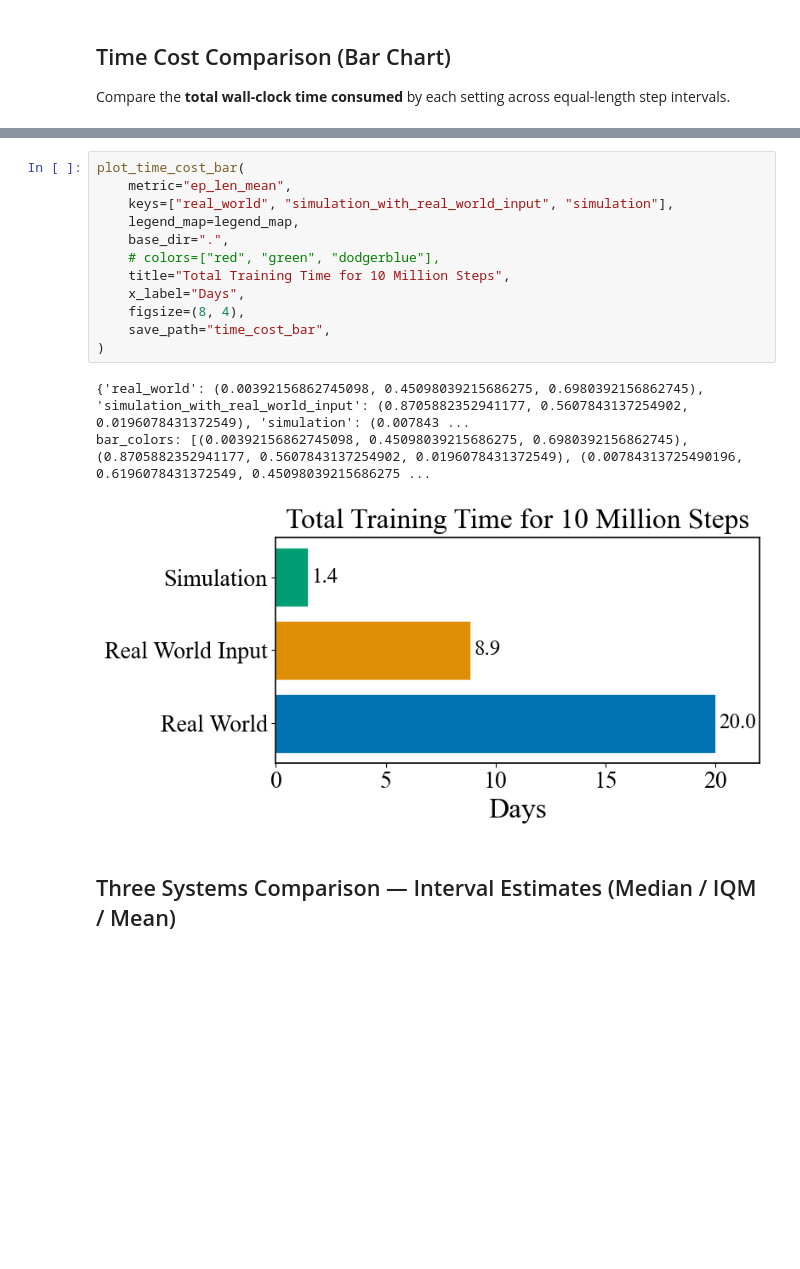
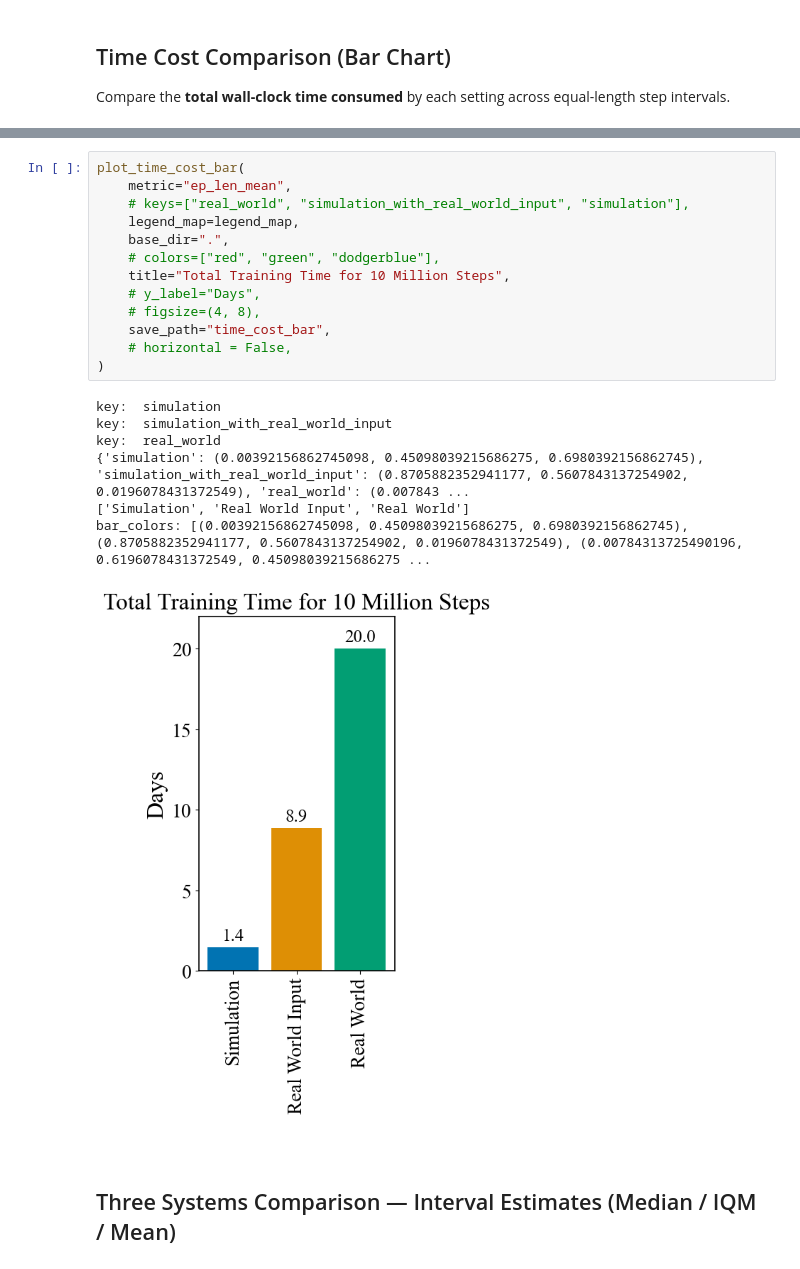
Before and after one commit to shuaijunchenex/paper_experiment_record, a Jupyter notebook: rl/plot.ipynb, the cells around one changed output, grey strips where cells are left out. Drawn from its saved outputs; the diff is of its cells as text; blank space fills up the shorter version.

Commit message:
change the bar plot

```diff
--- a/rl/plot.ipynb
+++ b/rl/plot.ipynb
@@ -469,19 +495,24 @@ def plot_time_cost_bar(
 # %%
 plot_time_cost_bar(
     metric="ep_len_mean",
-    keys=["real_world", "simulation_with_real_world_input", "simulation"],
+    # keys=["real_world", "simulation_with_real_world_input", "simulation"],
     legend_map=legend_map,
     base_dir=".",
     # colors=["red", "green", "dodgerblue"],
     title="Total Training Time for 10 Million Steps",
-    x_label="Days",
-    figsize=(8, 4),
+    # y_label="Days",
+    # figsize=(4, 8),
     save_path="time_cost_bar",
+    # horizontal = False,
 )
 # %% [output]
-{'real_world': (0.00392156862745098, 0.45098039215686275, 0.6980392156862745), 'simulation_with_real_world_input': (0.8705882352941177, 0.5607843137254902, 0.0196078431372549), 'simulation': (0.007843 ...
+key:  simulation
+key:  simulation_with_real_world_input
+key:  real_world
+{'simulation': (0.00392156862745098, 0.45098039215686275, 0.6980392156862745), 'simulation_with_real_world_input': (0.8705882352941177, 0.5607843137254902, 0.0196078431372549), 'real_world': (0.007843 ...
+['Simulation', 'Real World Input', 'Real World']
 bar_colors: [(0.00392156862745098, 0.45098039215686275, 0.6980392156862745), (0.8705882352941177, 0.5607843137254902, 0.0196078431372549), (0.00784313725490196, 0.6196078431372549, 0.45098039215686275 ...
-[figure, old version]
+[figure, new version]
 # %% [markdown]
 ## Three Systems Comparison — Interval Estimates (Median / IQM / Mean)
 # %%
```
Also changed, not shown: parts of 5 cells of this notebook.
